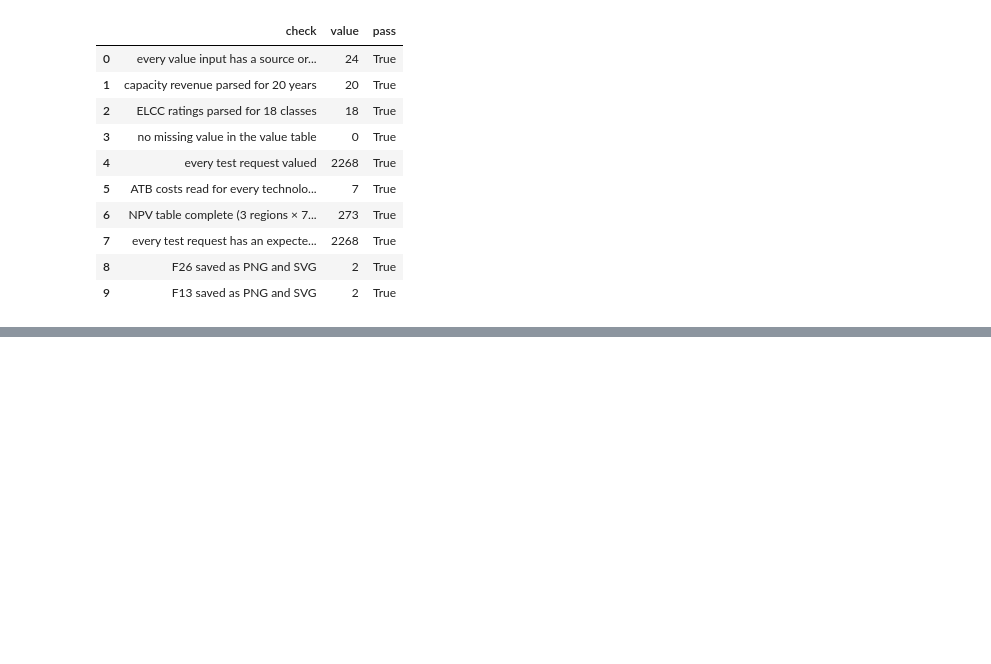
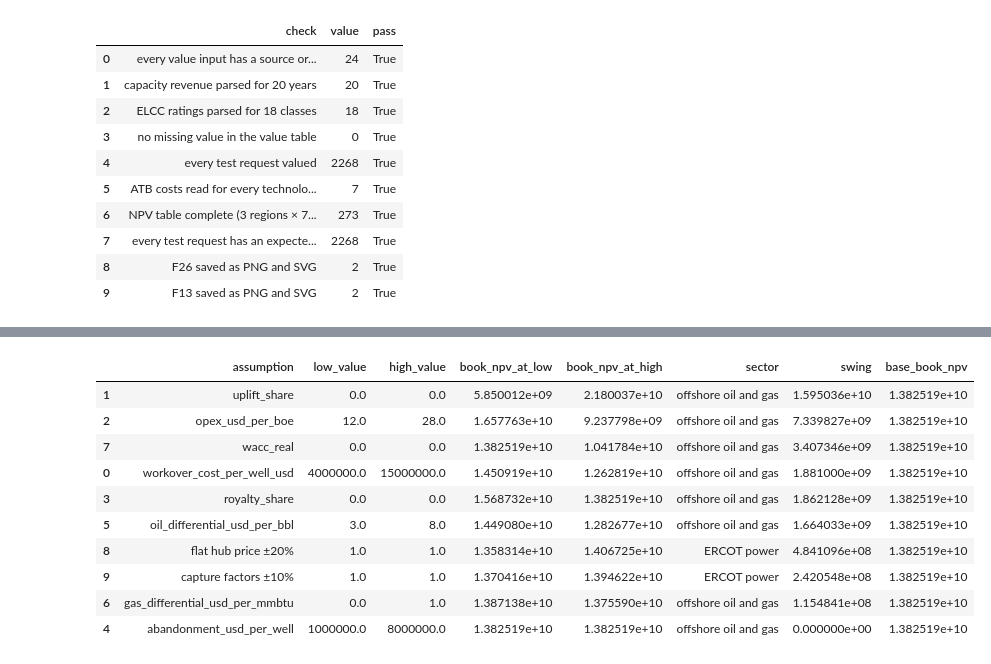
Before and after one commit to alanmossinger/Capstone, a Jupyter notebook: notebooks/07_economics.ipynb, the cells around one changed output, grey strips where cells are left out. Saved outputs shown, nothing was run; the diff lists cells and outputs as text; code cells hidden in the pictures; blank space fills up the shorter version.

```diff
--- a/notebooks/07_economics.ipynb
+++ b/notebooks/07_economics.ipynb
@@ -712,0 +975,88 @@ total 0.3 min
+# %%
+cand_l = pool_l.reset_index().assign(sector="offshore oil and gas", region="GOM", technology="Lease redevelopment",
+                                     project_id=lambda t: "LEASE|" + t["lease_number"], data_completeness=0.8, provenance="FORECAST production; ASSUMED costs; DERIVED NPV")
+cand_l = cand_l.rename(columns={"incremental_npv_base": "expected_npv_base", "incremental_npv_low": "expected_npv_low_cost", "incremental_npv_high": "expected_npv_high_cost", "capex_base": "capex"})
+cand_l["timing_source"] = "24-month lead time (ASSUMED)"
+cand_p = pool_p.assign(sector="ERCOT power", project_id=lambda t: "REQ|" + t["project_key"], timing_source="queue models at entry (notebook 04)",
+                       provenance=np.where(pool_p["v5_economics"], "OBSERVED 2024 prices; DERIVED capture and NPV; FORECAST timing", "DERIVED (part A regional value table); FORECAST timing"))
+cand_p = cand_p.rename(columns={"expected_npv_merchant": "expected_npv_base"})
+columns = ["project_id", "sector", "region", "technology", "case", "mw", "boe_2024", "n_wells", "capex", "expected_npv_low_cost", "expected_npv_base", "expected_npv_high_cost",
+           "expected_npv_contracted", "breakeven_wti_base", "p_operation_7y", "expected_operation_year", "operated_by_2024", "co2_t_year", "timing_source", "data_completeness",
+           "in_default_book", "provenance"]
+candidates = pd.concat([cand_l.reindex(columns=columns), cand_p.reindex(columns=columns)], ignore_index=True)
+candidates.to_csv(R / "investment_candidates.csv", index=False)
+book = candidates[candidates["in_default_book"]].copy()
+# break-even of the power candidates: the flat hub price at which the NPV if built in year 1 is zero (merchant)
+def breakeven_price(tech):
+    a = atb.loc[tech]
+    rev_m, mwh = revenue_per_mw_year(tech)
+    if tech == "Battery" or mwh == 0:
+        return np.nan
+    cap = {"Gas": capture["gas"], "Solar": capture["solar"], "Wind": capture["wind"]}[tech]
+    fuel = a["heat_rate_mmbtu_per_mwh"] * HH_2024 if tech == "Gas" else 0.0
+    lo, hi = 0.0, 500.0
+    for _ in range(40):
+        mid = (lo + hi) / 2
+        npv = value.npv_per_mw(np.full(LIFE, mid * cap * mwh), a["capex_per_kw"], a["fom_per_kw_year"], a["vom_per_mwh"] + fuel, mwh, rate=a["wacc_real"], life=LIFE)
+        lo, hi = (mid, hi) if npv < 0 else (lo, mid)
+    return (lo + hi) / 2
+be_power = {t: breakeven_price(t) for t in POWER_TECHS}
+book["breakeven"] = np.where(book["sector"] == "ERCOT power", book["technology"].map({POWER_TECHS[t]: v for t, v in be_power.items()}), book["breakeven_wti_base"])
+book["breakeven_unit"] = np.where(book["sector"] == "ERCOT power", "flat hub price $/MWh (merchant, year-1 build)", "flat WTI $/bbl")
+book[["project_id", "sector", "technology", "breakeven", "breakeven_unit"]].to_csv(R / "candidate_breakeven.csv", index=False)
+book.to_csv(R / "candidate_npv.csv", index=False)
+# the tornado: one assumption at a time, the default book's expected NPV (base otherwise)
+base_book = float(book["expected_npv_base"].sum())
+tornado = []
+book_leases = pool_l[pool_l["in_default_book"]]
+for item in ec.UPSTREAM_GRID["item"]:
+    if item == "lead_time_months":
+        continue
+    vals = {}
+    for side in ("low", "high"):
+        override = {item: float(ec.UPSTREAM_GRID.set_index("item").loc[item, side])}
+        total = 0.0
+        for lid, r in book_leases.iterrows():
+            base_o, base_g, _, _ = ec.lease_baseline(oil_w.loc[lid].to_numpy(), gas_w.loc[lid].to_numpy(), months=months)
+            total += ec.incremental_npv(base_o, base_g, wti_path, hh_path, int(r["n_wells"]), "base", override)
+        vals[side] = total + float(book[book["sector"] == "ERCOT power"]["expected_npv_base"].sum())
+    tornado.append({"assumption": item, "low_value": float(ec.UPSTREAM_GRID.set_index("item").loc[item, "low"]), "high_value": float(ec.UPSTREAM_GRID.set_index("item").loc[item, "high"]),
+                    "book_npv_at_low": vals["low"], "book_npv_at_high": vals["high"], "sector": "offshore oil and gas"})
+for name, (lo_f, hi_f) in {"flat hub price ±20%": (0.8, 1.2), "capture factors ±10%": (0.9, 1.1)}.items():
+    vals = {}
+    for side, f in (("low", lo_f), ("high", hi_f)):
+        total = 0.0
+        for _, r in book_p.iterrows():
+            tech = r["technology_lbnl"]; a = atb.loc[tech]
+            rev_m, mwh = revenue_per_mw_year(tech)
+            fuel = a["heat_rate_mmbtu_per_mwh"] * HH_2024 if tech == "Gas" else 0.0
+            per_mw = value.npv_per_mw(np.full(LIFE, rev_m * f), a["capex_per_kw"], a["fom_per_kw_year"], a["vom_per_mwh"] + fuel, mwh, rate=a["wacc_real"], life=LIFE)
+            by_year = np.array([per_mw * r["mw"] / (1 + a["wacc_real"]) ** j for j in range(1, HORIZON_YEARS + 1)])
+            total += ec.power_npv(p_curve(r["project_key"]), by_year, r["carry_cost"], a["wacc_real"])["expected_npv"]
+        vals[side] = total + float(book_leases["incremental_npv_base"].sum())
+    tornado.append({"assumption": name, "low_value": lo_f, "high_value": hi_f, "book_npv_at_low": vals["low"], "book_npv_at_high": vals["high"], "sector": "ERCOT power"})
+tornado = pd.DataFrame(tornado)
+tornado["swing"] = (tornado["book_npv_at_high"] - tornado["book_npv_at_low"]).abs()
+tornado["base_book_npv"] = base_book
+tornado = tornado.sort_values("swing", ascending=False)
+tornado.to_csv(R / "cost_sensitivity.csv", index=False)
+impact = book[["project_id", "sector", "technology", "expected_npv_base", "co2_t_year", "capex"]].copy()
+impact["share_of_book_npv"] = impact["expected_npv_base"] / base_book
+impact["share_of_book_co2"] = impact["co2_t_year"].fillna(0) / impact["co2_t_year"].fillna(0).sum()
+impact["share_of_book_capex"] = impact["capex"] / impact["capex"].sum()
+impact["cvar_share"] = "notebook 09"
+impact.sort_values("share_of_book_npv", ascending=False).to_csv(R / "project_impact.csv", index=False)
+provenance = pd.DataFrame([
+    ("boe_2024, n_wells, mw", "OBSERVED", "BSEE OGOR-A; LBNL queue file"), ("baseline production (Arps)", "FORECAST", "src/decline.py on the last 36 months"),
+    ("workover, uplift, opex, royalty, abandonment, differentials, lead time", "ASSUMED", "decision #68 grid, results/upstream_cost_grid.csv"),
+    ("WTI, Henry Hub, ERCOT 2024 real means", "OBSERVED", "notebook 01 market table (ERCOT 2024 observed)"), ("capture factors, battery revenue", "DERIVED", "2024 hourly DAM North hub × ERCOT system shapes; one-cycle LP"),
+    ("ATB capex, O&M, heat rate, WACC", "OBSERVED", "NREL ATB 2024 (part A)"), ("PPA prices", "ASSUMED", "value_assumptions.csv (decision #61)"),
+    ("P(operation by year), expected operation year", "FORECAST", "notebook 04 entry models"), ("carry cost", "DERIVED", "cost_table.csv by size band (part A)"),
+    ("expected NPV, break-even, tornado, impact shares", "DERIVED", "this notebook"), ("operated_by_2024", "OBSERVED", "LBNL file, outcome through 2024-12-31"),
+], columns=["columns", "provenance", "source"])
+provenance.to_csv(R / "provenance_candidates.csv", index=False)
+print(f"book of {len(book)}: expected NPV base ${base_book / 1e9:.2f}B (leases ${book[book['sector'] != 'ERCOT power']['expected_npv_base'].sum() / 1e9:.2f}B, "
+      f"power merchant ${book[book['sector'] == 'ERCOT power']['expected_npv_base'].sum() / 1e6:,.0f}M); largest swing: {tornado.iloc[0]['assumption']} "
+      f"(${tornado.iloc[0]['book_npv_at_low'] / 1e9:.2f}B to ${tornado.iloc[0]['book_npv_at_high'] / 1e9:.2f}B); power break-evens $/MWh: { {POWER_TECHS[t]: round(v, 0) for t, v in be_power.items() if not np.isnan(v)} }")
+tornado.round(0)
+# %% [output]
@@ -712,0 +1064,11 @@ total 0.3 min
+|  | assumption | low_value | high_value | book_npv_at_low | book_npv_at_high | sector | swing | base_book_npv |
+| 1 | uplift_share | 0.0 | 0.0 | 5.850012e+09 | 2.180037e+10 | offshore oil and gas | 1.595036e+10 | 1.382519e+10 |
+| 2 | opex_usd_per_boe | 12.0 | 28.0 | 1.657763e+10 | 9.237798e+09 | offshore oil and gas | 7.339827e+09 | 1.382519e+10 |
+| 7 | wacc_real | 0.0 | 0.0 | 1.382519e+10 | 1.041784e+10 | offshore oil and gas | 3.407346e+09 | 1.382519e+10 |
+| 0 | workover_cost_per_well_usd | 4000000.0 | 15000000.0 | 1.450919e+10 | 1.262819e+10 | offshore oil and gas | 1.881000e+09 | 1.382519e+10 |
+| 3 | royalty_share | 0.0 | 0.0 | 1.568732e+10 | 1.382519e+10 | offshore oil and gas | 1.862128e+09 | 1.382519e+10 |
+| 5 | oil_differential_usd_per_bbl | 3.0 | 8.0 | 1.449080e+10 | 1.282677e+10 | offshore oil and gas | 1.664033e+09 | 1.382519e+10 |
+| 8 | flat hub price ±20% | 1.0 | 1.0 | 1.358314e+10 | 1.406725e+10 | ERCOT power | 4.841096e+08 | 1.382519e+10 |
+| 9 | capture factors ±10% | 1.0 | 1.0 | 1.370416e+10 | 1.394622e+10 | ERCOT power | 2.420548e+08 | 1.382519e+10 |
+| 6 | gas_differential_usd_per_mmbtu | 0.0 | 1.0 | 1.387138e+10 | 1.375590e+10 | offshore oil and gas | 1.154841e+08 | 1.382519e+10 |
+| 4 | abandonment_usd_per_well | 1000000.0 | 8000000.0 | 1.382519e+10 | 1.382519e+10 | offshore oil and gas | 0.000000e+00 | 1.382519e+10 |
```
Also changed, not shown: parts of 20 cells of this notebook, 17 other files.
